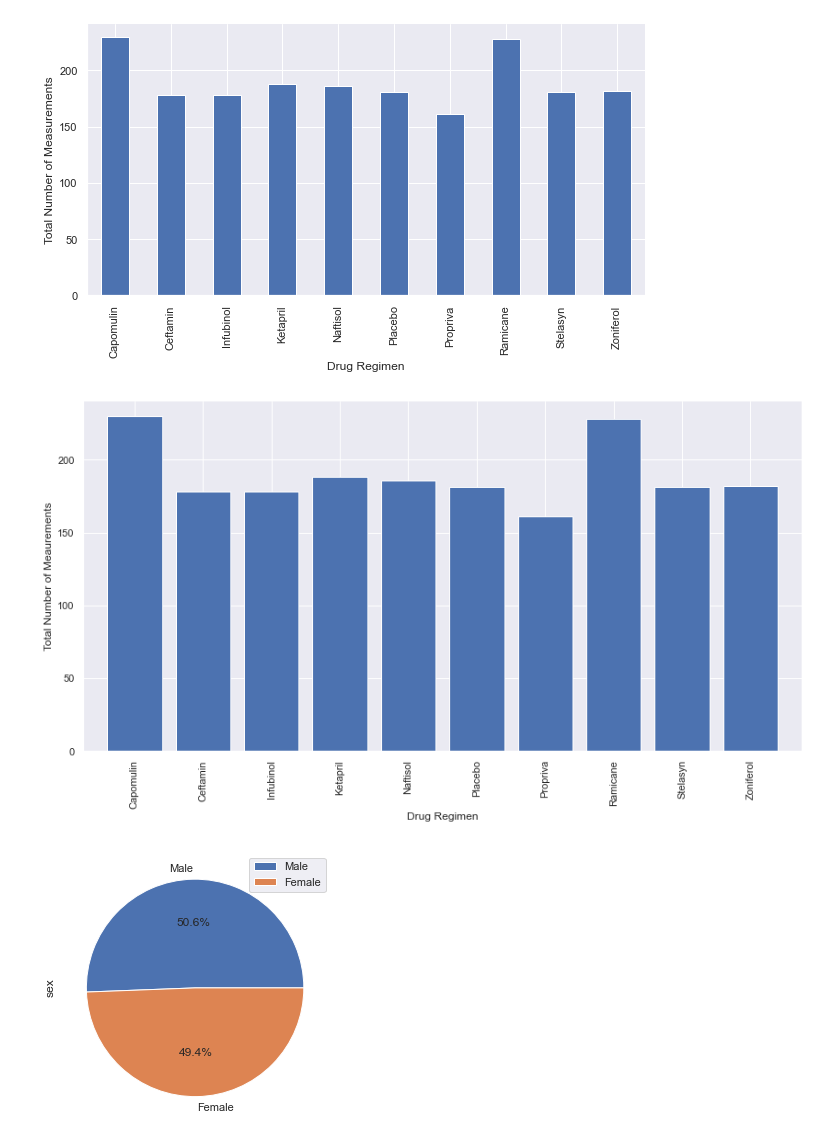
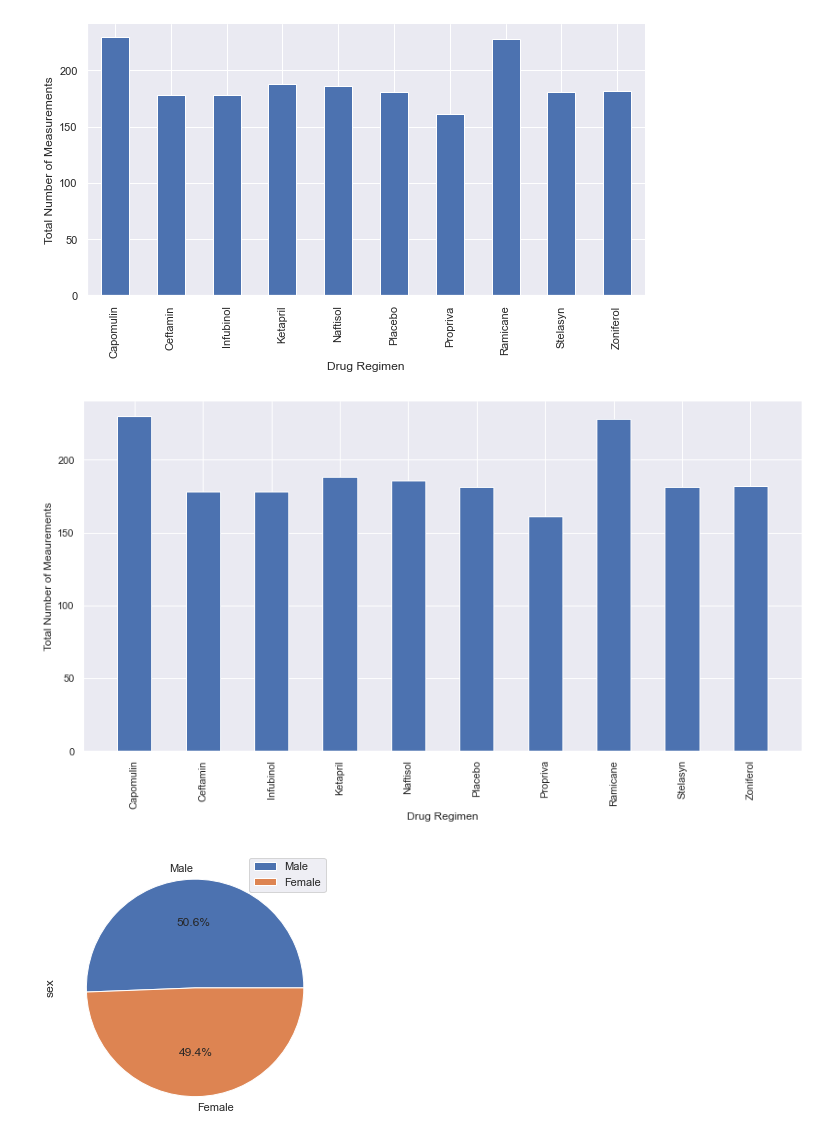
Before and after one commit to lstredler/MatPlotLib-challenge, a Jupyter notebook: pymaceuticals_final.ipynb, the cells around one changed output. Drawn from its saved outputs; the diff is of its cells as text; code cells hidden in the pictures.

```diff
--- a/pymaceuticals_final.ipynb
+++ b/pymaceuticals_final.ipynb
@@ -182,25 +182,25 @@ plt.ylabel("Total Number of Measurements");
 # %%
 # Generate a bar plot showing the total number of unique mice tested on each drug regimen using pyplot.
 mice = [230,178,178,188,186,181,161,228,181,182]
 x_axis = np.arange(len(mouse_drug_group))
 
-plt.bar(x_axis,mice,color='b', alpha = 1.0, align = "center")
+plt.bar(x_axis,mice,color='b', alpha = 1.0, align = "center", width = 0.5)
 
 tick_locations = [value for value in x_axis]
 plt.xticks(tick_locations,["Capomulin", "Ceftamin", "Infubinol", "Ketapril", "Naftisol","Placebo", "Propriva", "Ramicane", "Stelasyn", "Zoniferol"]);
 plt.xticks(rotation=90)
 
 #set the x limits of the current chart
 plt.xlim(-0.75, len(x_axis)-0.25)
 
 #set the y limits of the current chart
 plt.ylim(0,max(mice)+10)
 
 #Give our chart some labels and titles
 plt.xlabel("Drug Regimen")
 plt.ylabel("Total Number of Meaurements");
 # %% [output]
-[figure, old version]
+[figure, new version]
 # %%
 # Generate a pie plot showing the distribution of female versus male mice using pandas
 #PANDAS PIE CHART
```
